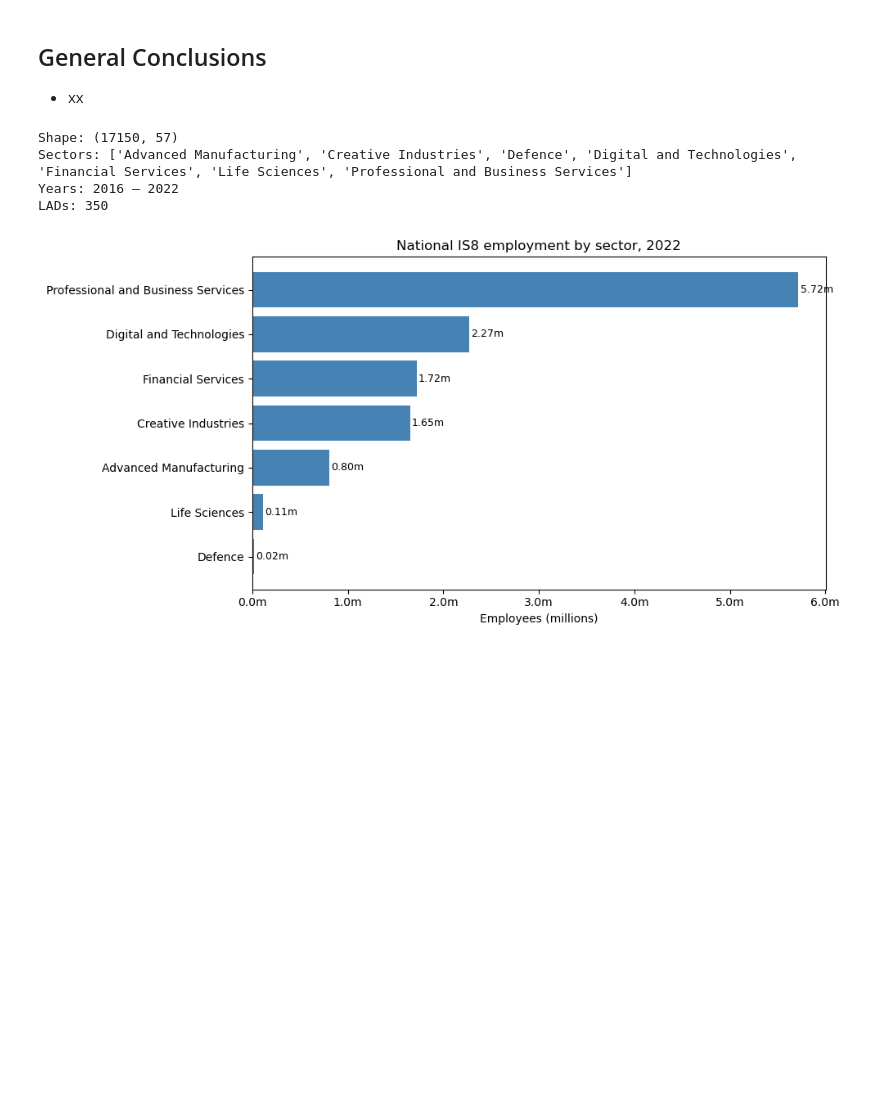
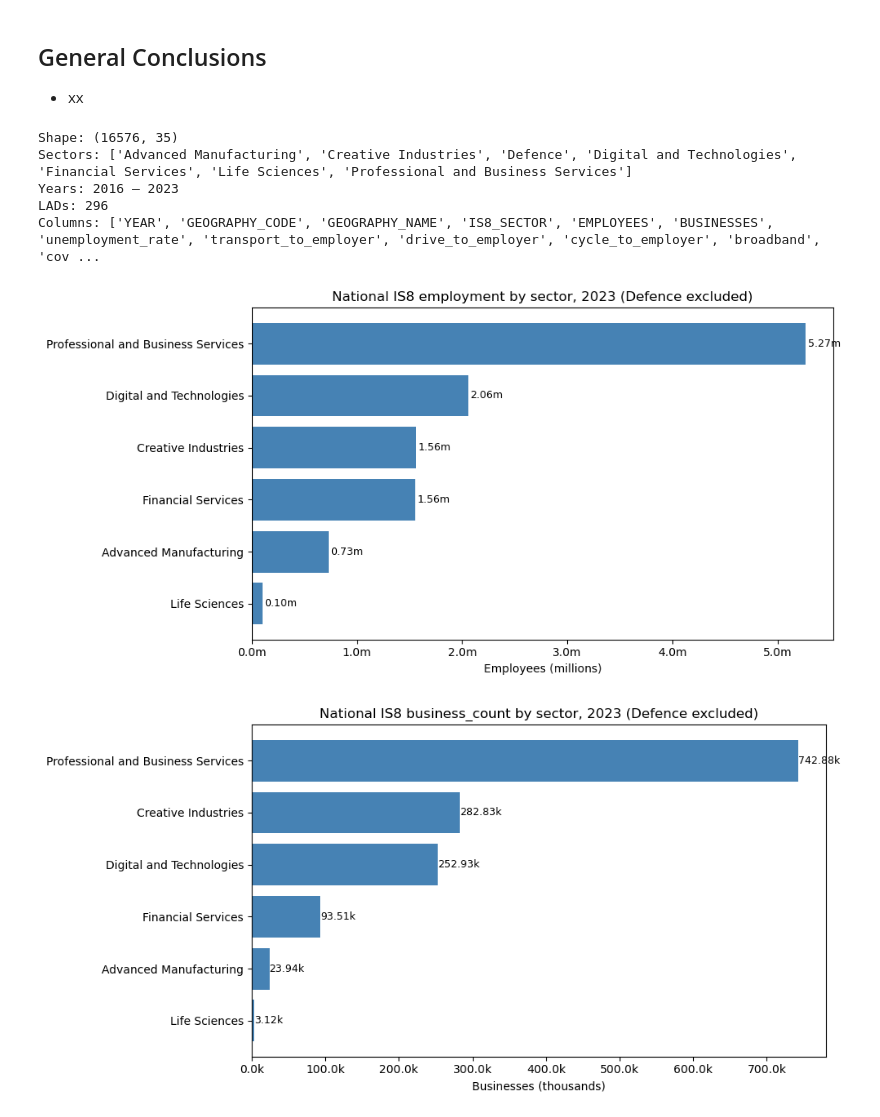
Before and after one commit to Phirtia/Economic_Observatory, a Jupyter notebook: notebooks/Franco/descriptive_analysis.ipynb, the cells around one changed output. Saved outputs shown, nothing was run; the diff lists cells and outputs as text; code cells hidden in the pictures; blank space fills up the shorter version.

```diff
--- a/notebooks/Franco/descriptive_analysis.ipynb
+++ b/notebooks/Franco/descriptive_analysis.ipynb
@@ -17,39 +17,55 @@ import yaml
 with open("../../config.yml", "r") as f:
     config = yaml.safe_load(f)
 
-# --- Load indicators panel ---
-panel = pd.read_parquet("../../data/processed_data/analysis_panel.parquet")
-
+# --- Load panel ---
+panel_path = f"../../{config['paths']['analysis_panel']}"
+panel = pd.read_parquet(panel_path)
 
 print(f"Shape: {panel.shape}")
 print(f"Sectors: {sorted(panel['IS8_SECTOR'].unique())}")
 print(f"Years: {panel['YEAR'].min()} — {panel['YEAR'].max()}")
 print(f"LADs: {panel['GEOGRAPHY_CODE'].nunique()}")
+print(f"Columns: {list(panel.columns)}")
 # %% [output]
-Shape: (17150, 57)
+Shape: (16576, 35)
 Sectors: ['Advanced Manufacturing', 'Creative Industries', 'Defence', 'Digital and Technologies', 'Financial Services', 'Life Sciences', 'Professional and Business Services']
-Years: 2016 — 2022
-LADs: 350
+Years: 2016 — 2023
+LADs: 296
+Columns: ['YEAR', 'GEOGRAPHY_CODE', 'GEOGRAPHY_NAME', 'IS8_SECTOR', 'EMPLOYEES', 'BUSINESSES', 'unemployment_rate', 'transport_to_employer', 'drive_to_employer', 'cycle_to_employer', 'broadband', 'cov ...
 # %%
-# --- National IS8 employment by sector (most recent year) ---
+# --- National IS8 employment and business count by sector (most recent year) ---
+EXCLUDE_DEFENCE = True
+
 latest_year = panel['YEAR'].max()
-national = (
-    panel[panel['YEAR'] == latest_year]
-    .groupby('IS8_SECTOR')['EMPLOYEES']
-    .sum()
-    .sort_values(ascending=True)
-)
+plot_data = panel[panel['YEAR'] == latest_year].copy()
+if EXCLUDE_DEFENCE:
+    plot_data = plot_data[plot_data['IS8_SECTOR'] != 'Defence']
 
-fig, ax = plt.subplots(figsize=(10, 5))
-bars = ax.barh(national.index, national.values / 1_000_000, color='steelblue')
-ax.set_xlabel('Employees (millions)')
-ax.set_title(f'National IS8 employment by sector, {latest_year}')
-ax.xaxis.set_major_formatter(mticker.FuncFormatter(lambda x, _: f'{x:.1f}m'))
-for bar, val in zip(bars, national.values):
-    ax.text(bar.get_width() + 0.02, bar.get_y() + bar.get_height()/2,
-            f'{val/1_000_000:.2f}m', va='center', fontsize=9)
-plt.tight_layout()
-plt.savefig('../../output/graphs/Franco/national_is8_employment_2022.png', dpi=150)
-plt.show()
+out_path = f"../../{config['paths']['output']}/graphs/Franco"
+title_suffix = ' (Defence excluded)' if EXCLUDE_DEFENCE else ''
+
+for metric, col, xlabel, unit, divisor in [
+    ('employment', 'EMPLOYEES', 'Employees (millions)', 'm', 1_000_000),
+    ('business_count', 'BUSINESSES', 'Businesses (thousands)', 'k', 1_000),
+]:
+    national = (
+        plot_data
+        .groupby('IS8_SECTOR')[col]
+        .sum()
+        .sort_values(ascending=True)
+    )
+
+    fig, ax = plt.subplots(figsize=(10, 5))
+    bars = ax.barh(national.index, national.values / divisor, color='steelblue')
+    ax.set_xlabel(xlabel)
+    ax.set_title(f'National IS8 {metric} by sector, {latest_year}{title_suffix}')
+    ax.xaxis.set_major_formatter(mticker.FuncFormatter(lambda x, _: f'{x:.1f}{unit}'))
+    for bar, val in zip(bars, national.values):
+        ax.text(bar.get_width() + 0.02, bar.get_y() + bar.get_height()/2,
+                f'{val/divisor:.2f}{unit}', va='center', fontsize=9)
+    plt.tight_layout()
+    plt.savefig(f'{out_path}/national_is8_{metric}_{latest_year}.png', dpi=150)
+    plt.show()
 # %% [output]
-[figure, old version]
+[figure, new version]
+[figure, added]
```
Also changed, not shown: parts of 14 cells of this notebook, 38 other files.
